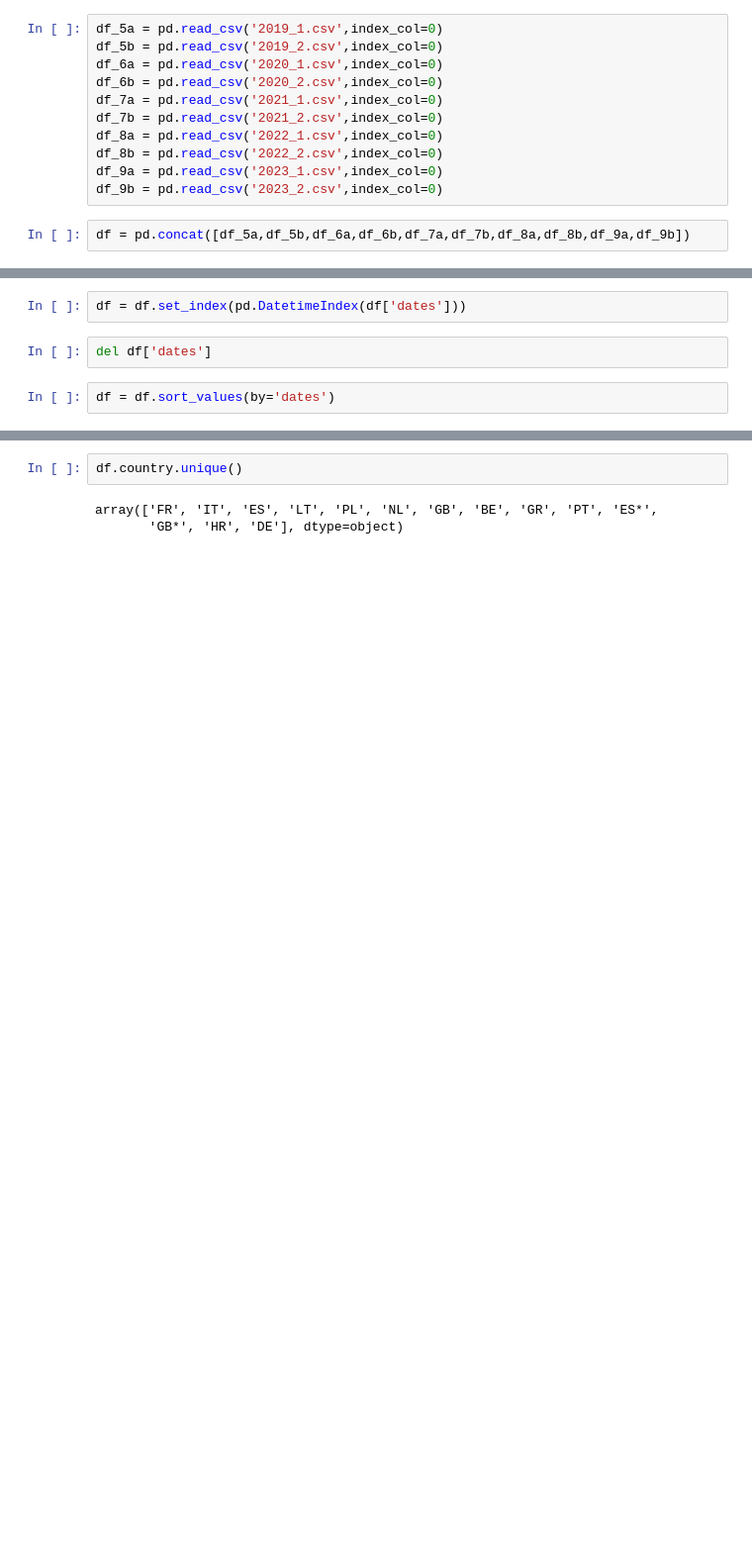
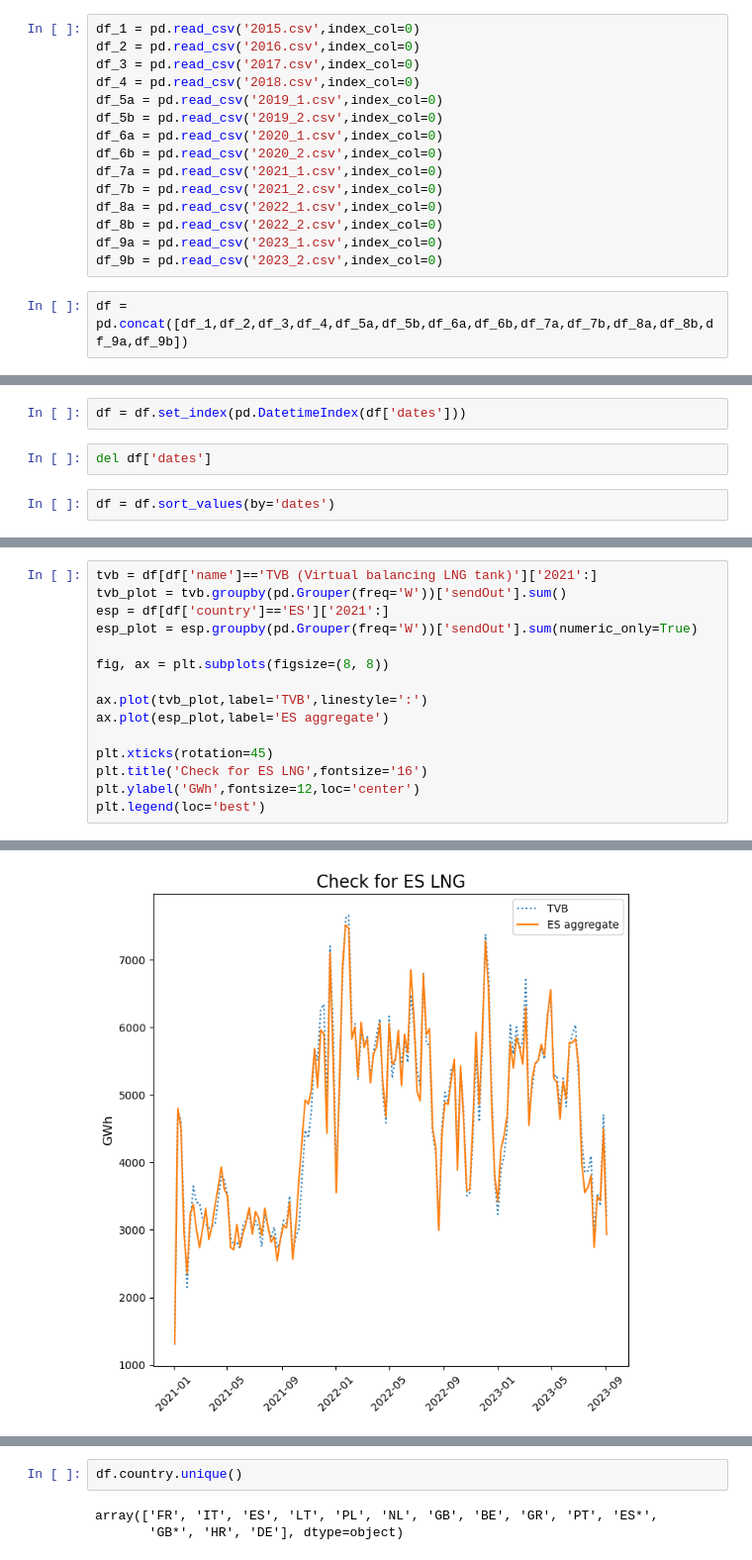
Before and after one commit to greenbruegel/gas-imports, a Jupyter notebook: LNG terminals.ipynb, the cells around one changed output, grey strips where cells are left out. Shown at 99% size. Drawn from its saved outputs; the diff is of its cells as text; blank space fills up the shorter version.

Commit message:
further LNG checks

```diff
--- a/LNG terminals.ipynb
+++ b/LNG terminals.ipynb
@@ -113,6 +108,10 @@ df.to_csv('raw_data/2023_2.csv')
 import os
 os.chdir(Share_point + '\\raw_data')
 # %%
+df_1 = pd.read_csv('2015.csv',index_col=0)
+df_2 = pd.read_csv('2016.csv',index_col=0)
+df_3 = pd.read_csv('2017.csv',index_col=0)
+df_4 = pd.read_csv('2018.csv',index_col=0)
 df_5a = pd.read_csv('2019_1.csv',index_col=0)
 df_5b = pd.read_csv('2019_2.csv',index_col=0)
 df_6a = pd.read_csv('2020_1.csv',index_col=0)
@@ -124,7 +123,7 @@ df_8b = pd.read_csv('2022_2.csv',index_col=0)
 df_9a = pd.read_csv('2023_1.csv',index_col=0)
 df_9b = pd.read_csv('2023_2.csv',index_col=0)
 # %%
-df = pd.concat([df_5a,df_5b,df_6a,df_6b,df_7a,df_7b,df_8a,df_8b,df_9a,df_9b])
+df = pd.concat([df_1,df_2,df_3,df_4,df_5a,df_5b,df_6a,df_6b,df_7a,df_7b,df_8a,df_8b,df_9a,df_9b])
 # %%
 # del df['Unnamed: 0']
 df = df.drop_duplicates()
@@ -144,0 +142,16 @@ df = df.sort_values(by='dates')
+# %%
+tvb = df[df['name']=='TVB (Virtual balancing LNG tank)']['2021':]
+tvb_plot = tvb.groupby(pd.Grouper(freq='W'))['sendOut'].sum()
+esp = df[df['country']=='ES']['2021':]
+esp_plot = esp.groupby(pd.Grouper(freq='W'))['sendOut'].sum(numeric_only=True)
+
+fig, ax = plt.subplots(figsize=(8, 8))
+
+ax.plot(tvb_plot,label='TVB',linestyle=':')
+ax.plot(esp_plot,label='ES aggregate')
+
+plt.xticks(rotation=45)
+plt.title('Check for ES LNG',fontsize='16')
+plt.ylabel('GWh',fontsize=12,loc='center')
+plt.legend(loc='best')
+# %% [output]
@@ -144,0 +159 @@ df = df.sort_values(by='dates')
+[figure, added]
```
Also changed, not shown: parts of 7 cells of this notebook.
